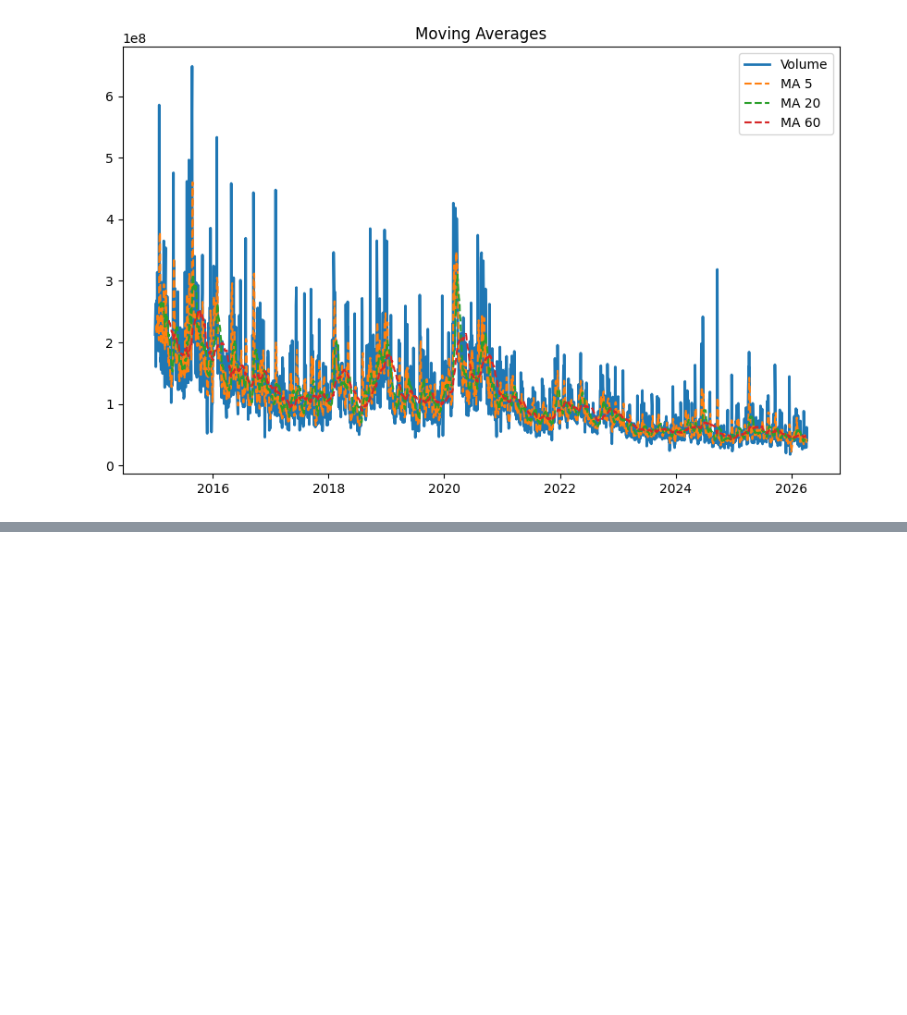
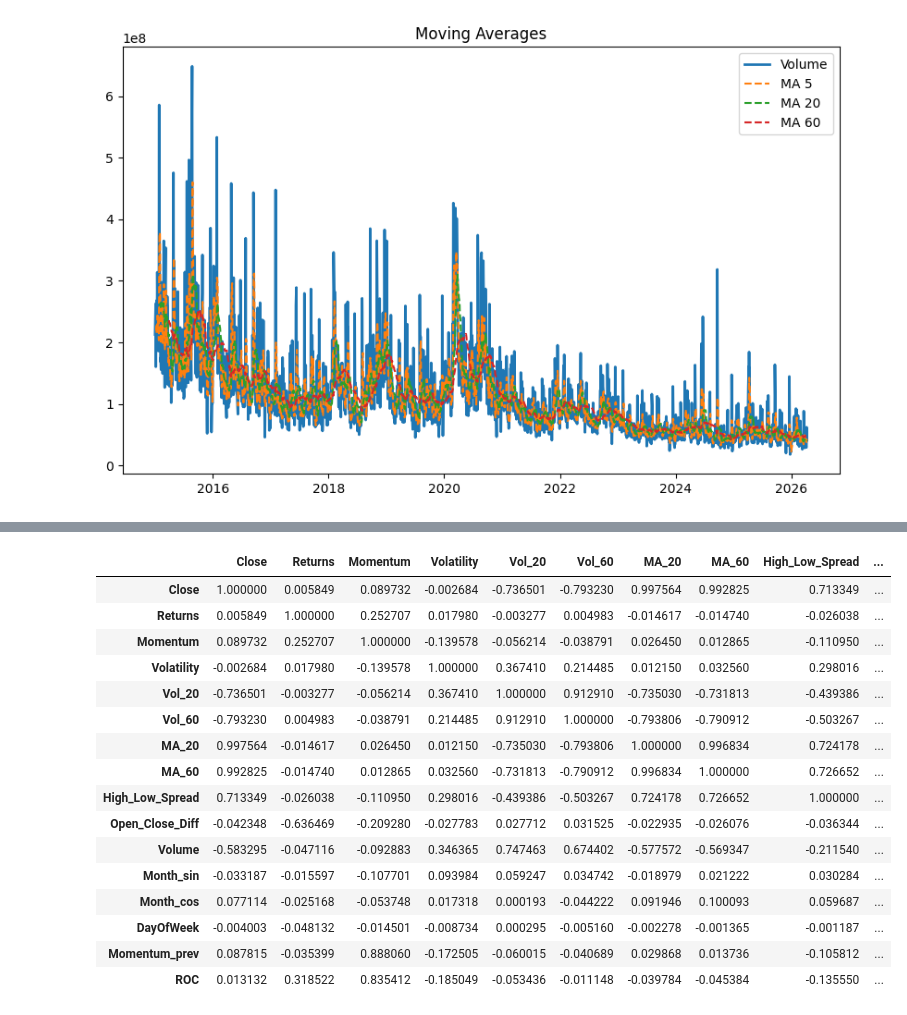
Before and after one commit to vijais0604-cloud/Apple_Stock_Prediction, a Jupyter notebook: Apple_Stock.ipynb, the cells around one changed output, grey strips where cells are left out. Cells and saved outputs as stored; diff of their text form; code cells hidden in the pictures; blank space fills up the shorter version.

```diff
--- a/Apple_Stock.ipynb
+++ b/Apple_Stock.ipynb
@@ -199,0 +262,42 @@ plt.show()
+# %%
+df.columns = [col[0] for col in df.columns]
+# %%
+features = [
+    'Close',
+    'Returns',
+    'Momentum',
+    'Volatility',
+    'Vol_20',
+    'Vol_60',
+    'MA_20',
+    'MA_60',
+    'High_Low_Spread',
+    'Open_Close_Diff',
+    'Volume',
+    'Month_sin',
+    'Month_cos',
+    'DayOfWeek',
+    'Momentum_prev',
+    'ROC'
+]
+# %%
+corr = df[features].corr()
+corr
+# %% [output]
+|  | Close | Returns | Momentum | Volatility | Vol_20 | Vol_60 | MA_20 | MA_60 | High_Low_Spread | ... |
+| Close | 1.000000 | 0.005849 | 0.089732 | -0.002684 | -0.736501 | -0.793230 | 0.997564 | 0.992825 | 0.713349 | ... |
+| Returns | 0.005849 | 1.000000 | 0.252707 | 0.017980 | -0.003277 | 0.004983 | -0.014617 | -0.014740 | -0.026038 | ... |
+| Momentum | 0.089732 | 0.252707 | 1.000000 | -0.139578 | -0.056214 | -0.038791 | 0.026450 | 0.012865 | -0.110950 | ... |
+| Volatility | -0.002684 | 0.017980 | -0.139578 | 1.000000 | 0.367410 | 0.214485 | 0.012150 | 0.032560 | 0.298016 | ... |
+| Vol_20 | -0.736501 | -0.003277 | -0.056214 | 0.367410 | 1.000000 | 0.912910 | -0.735030 | -0.731813 | -0.439386 | ... |
+| Vol_60 | -0.793230 | 0.004983 | -0.038791 | 0.214485 | 0.912910 | 1.000000 | -0.793806 | -0.790912 | -0.503267 | ... |
+| MA_20 | 0.997564 | -0.014617 | 0.026450 | 0.012150 | -0.735030 | -0.793806 | 1.000000 | 0.996834 | 0.724178 | ... |
+| MA_60 | 0.992825 | -0.014740 | 0.012865 | 0.032560 | -0.731813 | -0.790912 | 0.996834 | 1.000000 | 0.726652 | ... |
+| High_Low_Spread | 0.713349 | -0.026038 | -0.110950 | 0.298016 | -0.439386 | -0.503267 | 0.724178 | 0.726652 | 1.000000 | ... |
+| Open_Close_Diff | -0.042348 | -0.636469 | -0.209280 | -0.027783 | 0.027712 | 0.031525 | -0.022935 | -0.026076 | -0.036344 | ... |
+| Volume | -0.583295 | -0.047116 | -0.092883 | 0.346365 | 0.747463 | 0.674402 | -0.577572 | -0.569347 | -0.211540 | ... |
+| Month_sin | -0.033187 | -0.015597 | -0.107701 | 0.093984 | 0.059247 | 0.034742 | -0.018979 | 0.021222 | 0.030284 | ... |
+| Month_cos | 0.077114 | -0.025168 | -0.053748 | 0.017318 | 0.000193 | -0.044222 | 0.091946 | 0.100093 | 0.059687 | ... |
+| DayOfWeek | -0.004003 | -0.048132 | -0.014501 | -0.008734 | 0.000295 | -0.005160 | -0.002278 | -0.001365 | -0.001187 | ... |
+| Momentum_prev | 0.087815 | -0.035399 | 0.888060 | -0.172505 | -0.060015 | -0.040689 | 0.029868 | 0.013736 | -0.105812 | ... |
+| ROC | 0.013132 | 0.318522 | 0.835412 | -0.185049 | -0.053436 | -0.011148 | -0.039784 | -0.045384 | -0.135550 | ... |
```
Also changed, not shown: parts of 22 cells of this notebook.
